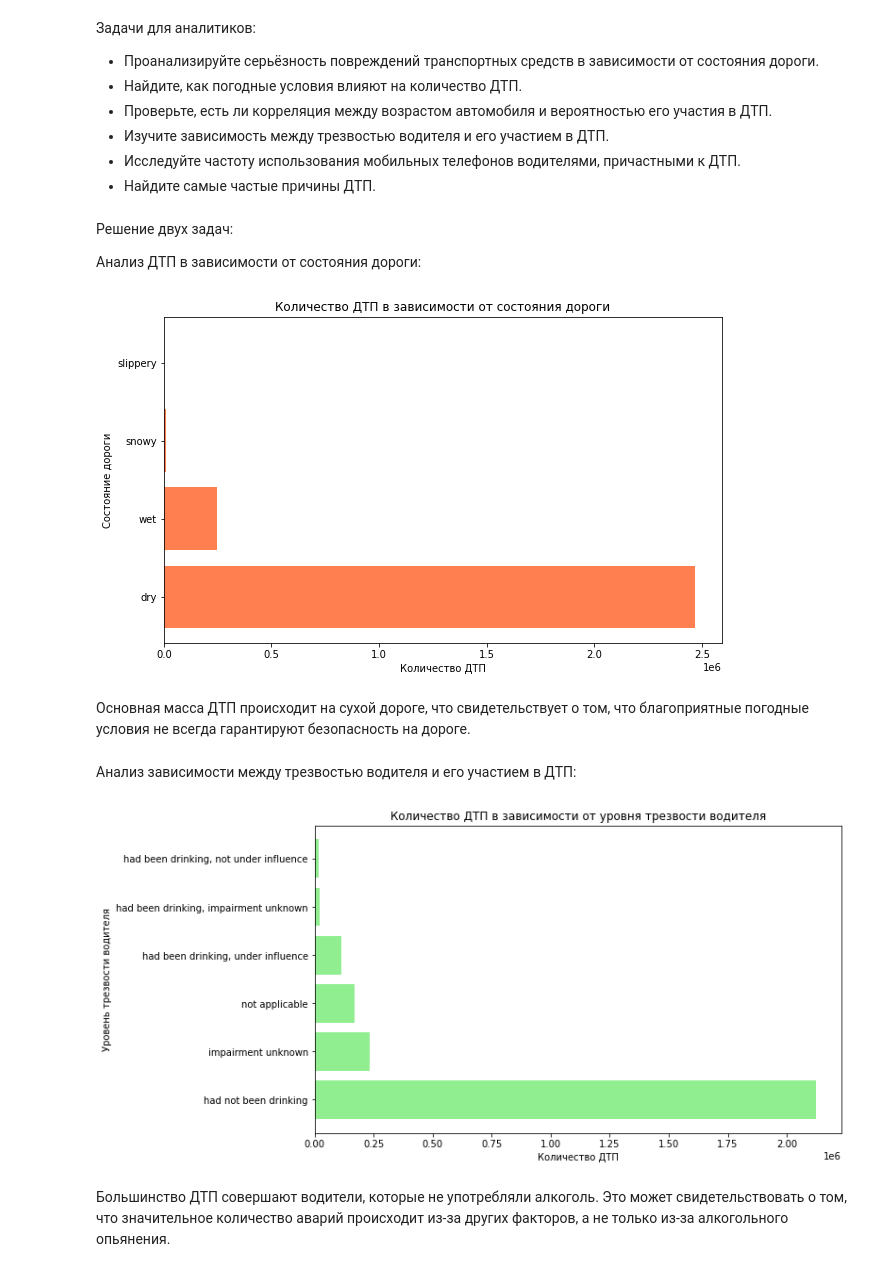
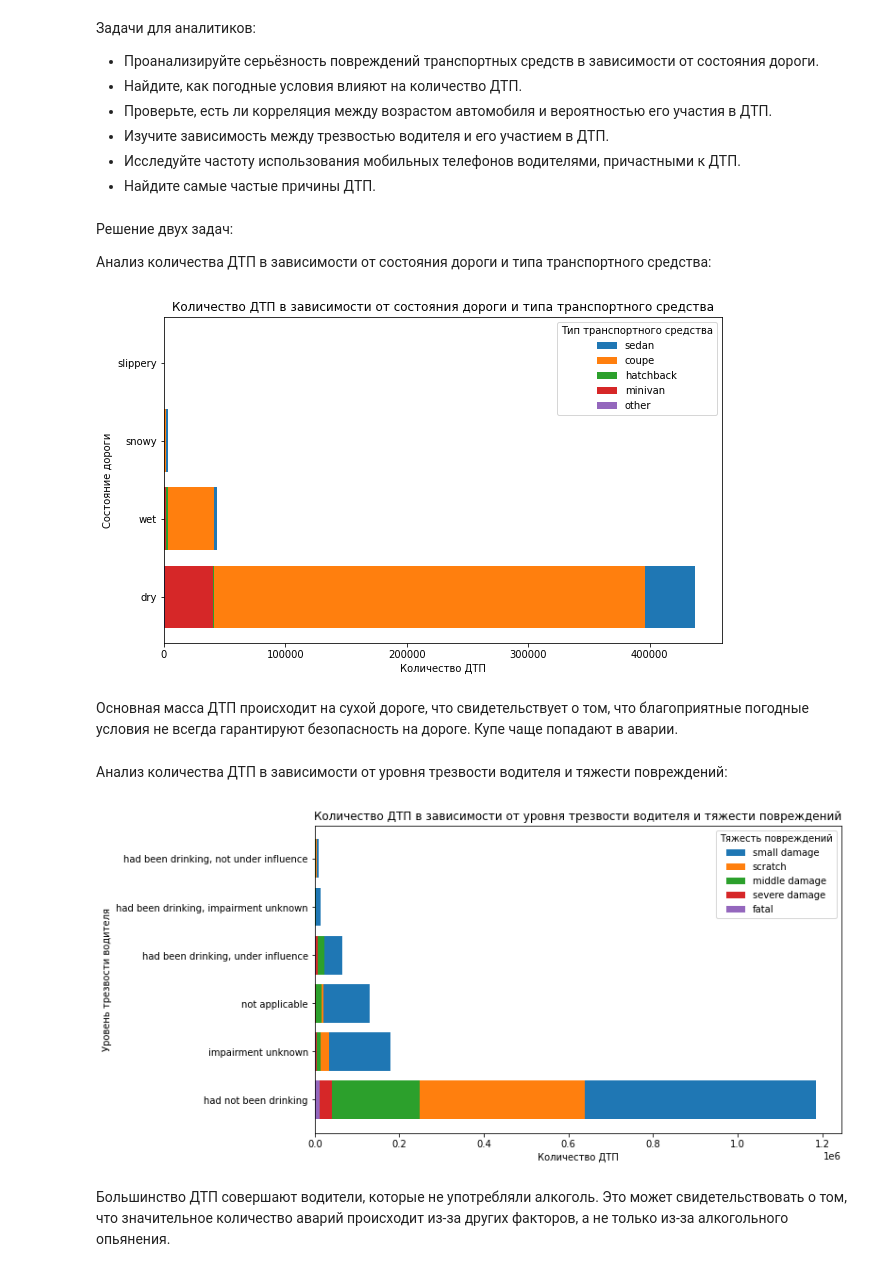
Before and after one commit to vilesova/traffic-accident-prediction-model, a Jupyter notebook: traffic-accident-prediction-model.ipynb, the cells around one changed output. Cells and saved outputs as stored; diff of their text form; code cells hidden in the pictures.

```diff
--- a/traffic-accident-prediction-model.ipynb
+++ b/traffic-accident-prediction-model.ipynb
@@ -104,54 +249,65 @@ plt.show()
 # %% [markdown]
 Решение двух задач:
 
-Анализ ДТП в зависимости от состояния дороги:
+Анализ количества ДТП в зависимости от состояния дороги и типа транспортного средства:
 # %%
 query = """
-SELECT c.road_surface, COUNT(*) AS accident_count
+SELECT c.road_surface, v.vehicle_type, COUNT(*) AS accident_count
 FROM collisions c
 JOIN parties p ON c.case_id = p.case_id
-GROUP BY c.road_surface
+JOIN vehicles v ON p.case_id = v.case_id AND p.party_number = v.party_number
+GROUP BY c.road_surface, v.vehicle_type
 ORDER BY accident_count DESC;
 """
 road_surface_df = pd.read_sql(query, engine)
 
 # Удалим строки с пропусками
-road_surface_df.dropna(subset=['road_surface'], inplace=True)
+road_surface_df.dropna(subset=['road_surface', 'vehicle_type'], inplace=True)
 
-# Теперь строим график
+# Построение графика
 plt.figure(figsize=(10, 6))
-plt.barh(road_surface_df['road_surface'], road_surface_df['accident_count'], color='coral')
+for vehicle_type in road_surface_df['vehicle_type'].unique():
+    df_subset = road_surface_df[road_surface_df['vehicle_type'] == vehicle_type]
+    plt.barh(df_subset['road_surface'], df_subset['accident_count'], label=vehicle_type)
+
 plt.xlabel('Количество ДТП')
 plt.ylabel('Состояние дороги')
-plt.title('Количество ДТП в зависимости от состояния дороги')
+plt.title('Количество ДТП в зависимости от состояния дороги и типа транспортного средства')
+plt.legend(title='Тип транспортного средства')
 plt.show()
 # %% [output]
-[figure, old version]
+[figure, new version]
 # %% [markdown]
-Основная масса ДТП происходит на сухой дороге, что свидетельствует о том, что благоприятные погодные условия не всегда гарантируют безопасность на дороге.
+Основная масса ДТП происходит на сухой дороге, что свидетельствует о том, что благоприятные погодные условия не всегда гарантируют безопасность на дороге. Купе чаще попадают в аварии.
-# %% [markdown]
-Анализ зависимости между трезвостью водителя и его участием в ДТП:
+# %% [markdown]
+Анализ количества ДТП в зависимости от уровня трезвости водителя и тяжести повреждений:
 # %%
 # Анализ зависимости между трезвостью водителя и его участием в ДТП
 query = """
-SELECT p.party_sobriety, COUNT(*) AS accident_count
+SELECT p.party_sobriety, c.collision_damage, COUNT(*) AS accident_count
 FROM parties p
-GROUP BY p.party_sobriety
+JOIN collisions c ON p.case_id = c.case_id
+GROUP BY p.party_sobriety, c.collision_damage
 ORDER BY accident_count DESC;
 """
 sobriety_df = pd.read_sql(query, engine)
 
-sobriety_df.dropna(subset=['party_sobriety'], inplace=True)
+# Удалим строки с пропусками
+sobriety_df.dropna(subset=['party_sobriety', 'collision_damage'], inplace=True)
 
 # Построение графика
 plt.figure(figsize=(10, 6))
-plt.barh(sobriety_df['party_sobriety'], sobriety_df['accident_count'], color='lightgreen')
+for damage_type in sobriety_df['collision_damage'].unique():
+    df_subset = sobriety_df[sobriety_df['collision_damage'] == damage_type]
+    plt.barh(df_subset['party_sobriety'], df_subset['accident_count'], label=damage_type)
+
 plt.xlabel('Количество ДТП')
 plt.ylabel('Уровень трезвости водителя')
-plt.title('Количество ДТП в зависимости от уровня трезвости водителя')
+plt.title('Количество ДТП в зависимости от уровня трезвости водителя и тяжести повреждений')
+plt.legend(title='Тяжесть повреждений')
 plt.show()
 # %% [output]
-[figure, old version]
+[figure, new version]
 # %% [markdown]
 Большинство ДТП совершают водители, которые не употребляли алкоголь. Это может свидетельствовать о том, что значительное количество аварий происходит из-за других факторов, а не только из-за алкогольного опьянения.
 # %% [markdown]
```
Also changed, not shown: parts of 52 cells of this notebook.
